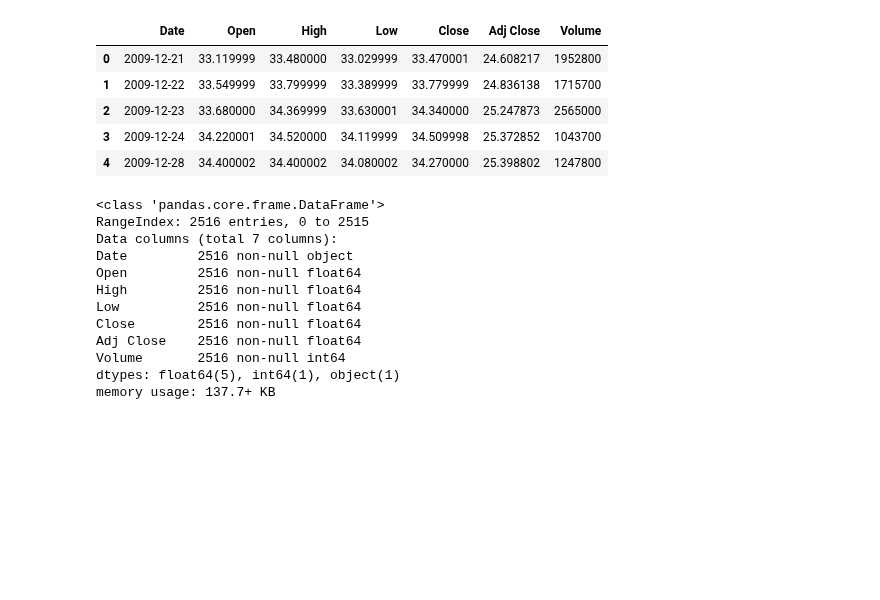
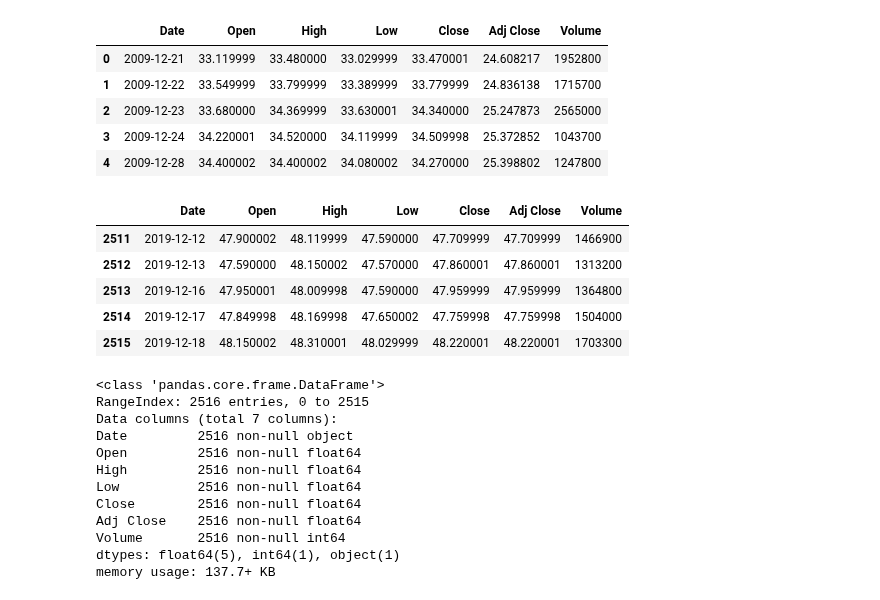
Before and after one commit to amitrani6/time-series-examples, a Jupyter notebook: Untitled.ipynb, the cells around one changed output. Saved outputs shown, nothing was run; the diff lists cells and outputs as text; code cells hidden in the pictures; blank space fills up the shorter version.

```diff
--- a/Untitled.ipynb
+++ b/Untitled.ipynb
@@ -15,6 +15,15 @@ cpb.head()
 | 2 | 2009-12-23 | 33.680000 | 34.369999 | 33.630001 | 34.340000 | 25.247873 | 2565000 |
 | 3 | 2009-12-24 | 34.220001 | 34.520000 | 34.119999 | 34.509998 | 25.372852 | 1043700 |
 | 4 | 2009-12-28 | 34.400002 | 34.400002 | 34.080002 | 34.270000 | 25.398802 | 1247800 |
+# %%
+cpb.tail()
+# %% [output]
+|  | Date | Open | High | Low | Close | Adj Close | Volume |
+| 2511 | 2019-12-12 | 47.900002 | 48.119999 | 47.590000 | 47.709999 | 47.709999 | 1466900 |
+| 2512 | 2019-12-13 | 47.590000 | 48.150002 | 47.570000 | 47.860001 | 47.860001 | 1313200 |
+| 2513 | 2019-12-16 | 47.950001 | 48.009998 | 47.590000 | 47.959999 | 47.959999 | 1364800 |
+| 2514 | 2019-12-17 | 47.849998 | 48.169998 | 47.650002 | 47.759998 | 47.759998 | 1504000 |
+| 2515 | 2019-12-18 | 48.150002 | 48.310001 | 48.029999 | 48.220001 | 48.220001 | 1703300 |
 # %%
 cpb.info()
 # %% [output]
```
Also changed, not shown: parts of 7 cells of this notebook.
